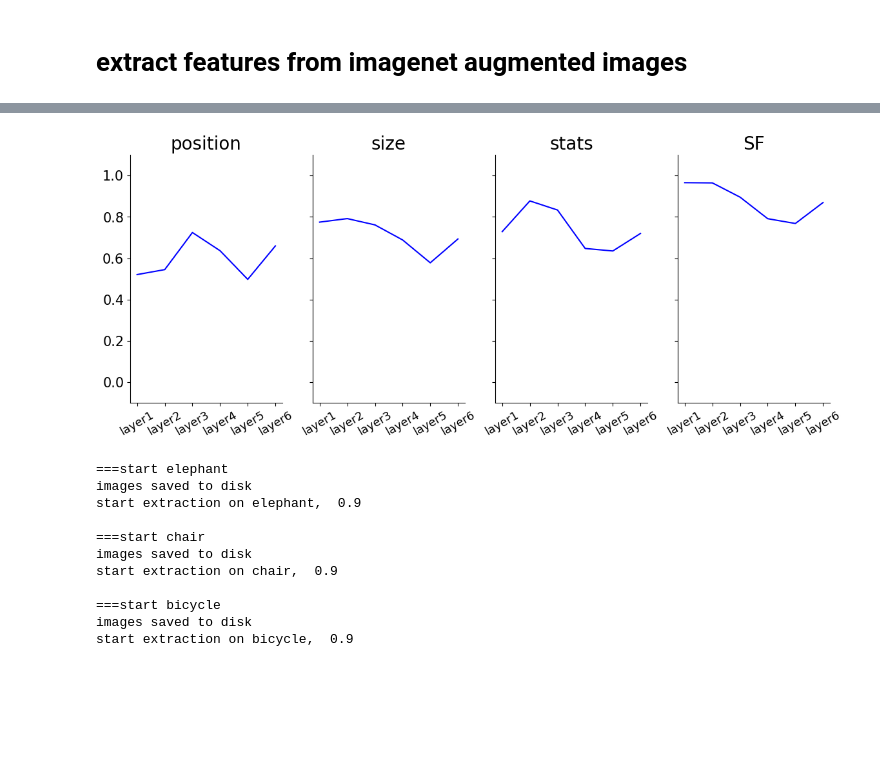
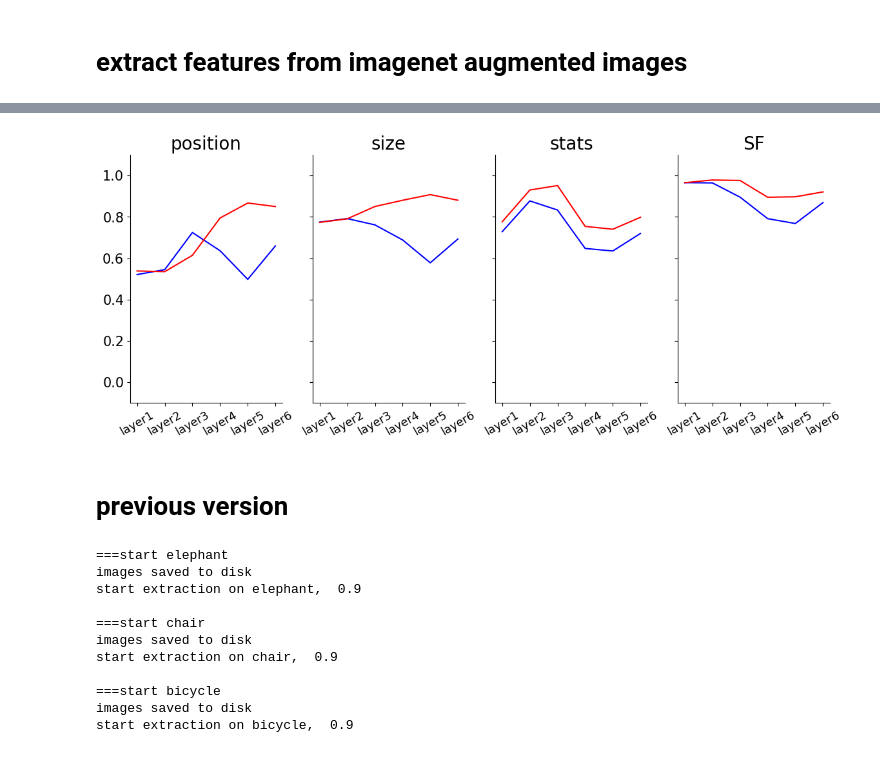
Before and after one commit to ahnchive/recon-tolerance, a Jupyter notebook: eval_tolerance_imagenet_our.ipynb, the cells around one changed output, grey strips where cells are left out. Saved outputs shown, nothing was run; the diff lists cells and outputs as text; code cells hidden in the pictures; blank space fills up the shorter version.

```diff
--- a/eval_tolerance_imagenet_our.ipynb
+++ b/eval_tolerance_imagenet_our.ipynb
@@ -135,8 +135,8 @@ with open('./data/imagenet-16-train_name.txt') as f:
 print_args =False
 args_to_update = {'device':DEVICE, 'batch_size':BATCHSIZE,
                  'time_steps': 1, 'routings': 1, 'mask_threshold': 0.1}
-load_model_path = "./model/our/best_epoch89_acc0.9619.pt"
-
+# load_model_path = "./model/our/best_epoch89_acc0.9619.pt"
+load_model_path = './model/our/best_epoch56_acc0.9454.pt'
 # load args and model
 args = load_args(load_model_path, args_to_update, print_args)
 model = load_model(args)
@@ -288,10 +163,0 @@ def load_and_transform(img_names, category, expname, visualize=False, save_dir=N
-# %%
-# generate images
-imagefilelist = './data/imagenet-16/imagenet-16-val_list.txt'
-# expname = 'exp_size' #'exp_position', 'exp_size', 'exp_stats'
-for expname in ['exp_size', 'exp_position', 'exp_stats', 'exp_sf']:
-    for category in d_name2idx.keys():
-        print(category)
-        img_names = load_imgpath(imagefilelist, category)
-        load_and_transform(img_names, category, expname, visualize=False, save_dir='./data/imagenet-16/')
-    #     load_and_transform(img_names, category, expname, visualize=True)
@@ -358,6 +172,11 @@ from sklearn.metrics import pairwise_distances
 from PIL import Image
 from torchvision.transforms import transforms
 
+
+val_trans = transforms.Compose([
+                transforms.ToTensor(),
+                transforms.Normalize(mean=[0.485, 0.456, 0.406], std=[0.229, 0.224, 0.225]),
+              ])
 
 def load_imgnames(imagefilelist, category):
     img_names = []
@@ -377,7 +196,7 @@ def load_images(img_names):
         img = Image.open(img).convert('RGB')
         if img is None:
             print(im_name)
-        img = transforms.ToTensor()(img)
+        img = val_trans(img)
         imgs.append(img)
 
     return imgs
@@ -517,28 +336,39 @@ start extraction on chair,  0.9
 --on  block4
 --on  primary
 --on  object
+# %%
+import json
+filename = 'euc-spearman-all'
+with open(f'./results/imagenet-16/{filename}.json', 'r') as f:
+    d_result = json.load(f)
+
+
+filename = 'resnet-euc-spearman-all'
+with open(f'./results/imagenet-16/{filename}.json', 'r') as f:
+    d_resnet = json.load(f)
 # %%
 plt.style.use('default')
 plt.rcParams["figure.figsize"] = (14,5)
 
 N_COL = 4
 fig, axes = plt.subplots(nrows=1, ncols=N_COL,  sharey=True)
 
 x= ['layer1', 'layer2', 'layer3', 'layer4', 'layer5', 'layer6']
 for i, exp in enumerate(['position', 'size', 'stats','SF']):
     axes[i].plot(x, d_result['exp_'+exp.lower()], 'blue')
+    axes[i].plot(x, d_resnet['exp_'+exp.lower()], 'red')
 
 
 #     axes[i].fill_between(x, y-error, y+error, alpha=0.1, facecolor='black')
     axes[i].set_title(exp, fontsize=20)
     axes[i].set_ylim(-0.1,1.1)
     axes[i].spines.right.set_visible(False)
     axes[i].spines.top.set_visible(False)
     axes[i].tick_params(axis='y', labelsize=15)
     axes[i].tick_params(axis='x', labelsize=13, rotation=30)
 
 plt.show()
 # %% [output]
-[figure, old version]
+[figure, new version]
 # %%
 import json
@@ -546,5 +376,7 @@ filename = 'euc-spearman-all'
 with open(f'./results/imagenet-16/{filename}.json', 'w') as f:
     json.dump(d_result, f)
+# %% [markdown]
+# previous version
 # %%
 
 DIR_DATASET = '/home/young/hdd1'
```
Also changed, not shown: parts of 10 cells of this notebook, 5 other files.
